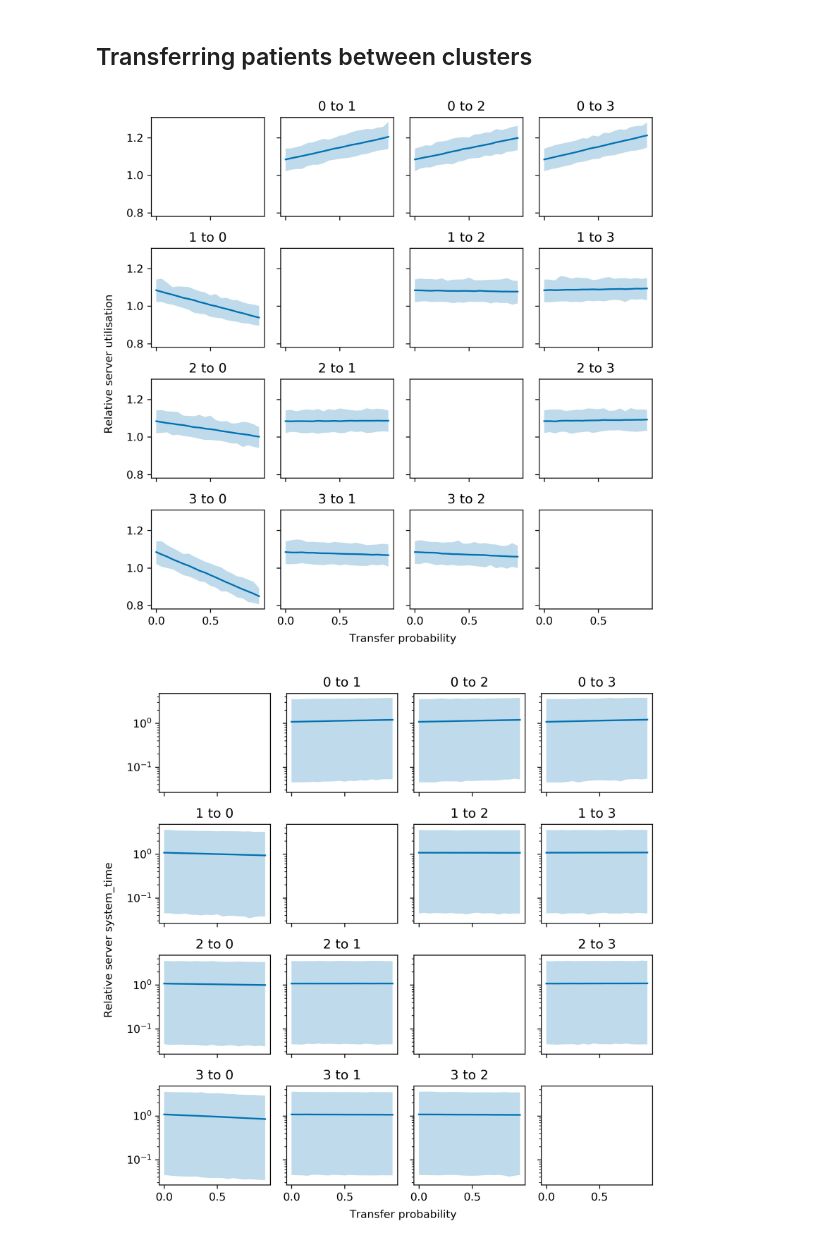
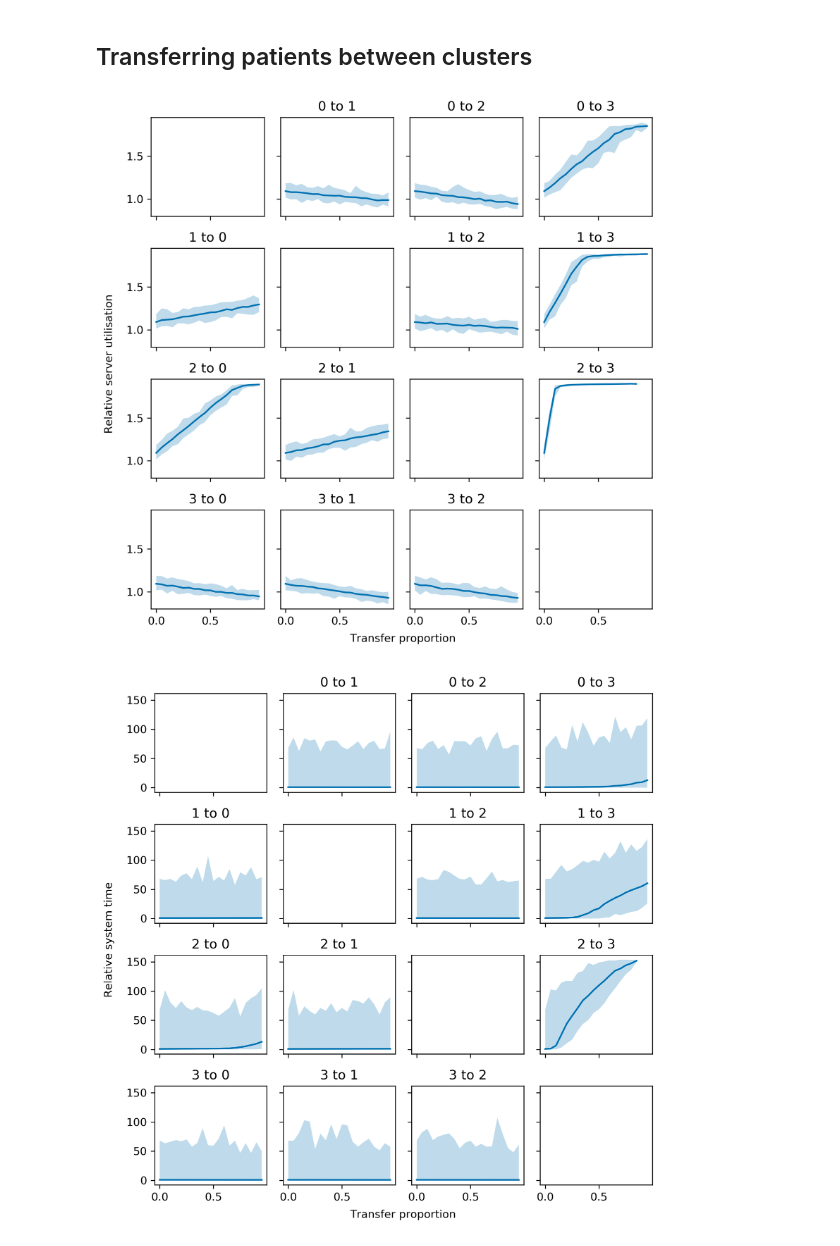
Before and after one commit to daffidwilde/copd-paper, a Jupyter notebook: nbs/scenarios.ipynb, the cells around one changed output. Cells and saved outputs as stored; diff of their text form; code cells hidden in the pictures.

```diff
--- a/nbs/scenarios.ipynb
+++ b/nbs/scenarios.ipynb
@@ -112,7 +116,7 @@ tasks = (
 )
 
 with ProgressBar():
-    original_queues = dask.compute(*tasks, scheduler="processes", num_workers=6)
+    original_queues = dask.compute(*tasks, scheduler="processes", num_workers=8)
 
 original_results = [get_simulation_results(Q, max_time) for Q in original_queues]
 
@@ -262,7 +259,7 @@ ylabel = fig.text(
 )
 
 xlabel = fig.text(
-    0.525*(left+right), -0.01, "Transfer probability", ha="center", va="bottom", rotation="horizontal"
+    0.525*(left+right), -0.01, "Transfer proportion", ha="center", va="bottom", rotation="horizontal"
 )
 
 for origin, destination in it.product(range(n_clusters), repeat=2):
@@ -275,16 +272,16 @@ for origin, destination in it.product(range(n_clusters), repeat=2):
             & (all_moving_results["destination"] == destination)
         ]
 
-        min_utilisations = data.groupby(["prop_to_move", "seed"])["utilisation"].quantile(0.05)
-        mean_utilisations = data.groupby(["prop_to_move", "seed"])["utilisation"].mean()
-        max_utilisations = data.groupby(["prop_to_move", "seed"])["utilisation"].quantile(0.95)
+        min_utilisations = data.groupby("prop_to_move")["utilisation"].min()
+        mean_utilisations = data.groupby("prop_to_move")["utilisation"].mean()
+        max_utilisations = data.groupby("prop_to_move")["utilisation"].max()
 
-        min_data = np.array(min_utilisations).reshape(len(min_utilisations) // seeds, seeds).min(axis=1) / original_utilisation
-        mean_data = np.array(mean_utilisations).reshape(len(mean_utilisations) // seeds, seeds).mean(axis=1) / original_utilisation
-        max_data = np.array(max_utilisations).reshape(len(max_utilisations) // seeds, seeds).max(axis=1) / original_utilisation
+        min_data = min_utilisations / original_utilisation
+        mean_data = mean_utilisations / original_utilisation
+        max_data = max_utilisations / original_utilisation
 
-        ax.plot(prop_to_move_range, mean_data)
-        ax.fill_between(prop_to_move_range, min_data, max_data, alpha=0.25)
+        ax.plot(mean_data)
+        ax.fill_between(min_data.index, min_data, max_data, alpha=0.25)
         ax.set_title(f"{origin} to {destination}")
 
 plt.tight_layout()
@@ -295,7 +292,7 @@ plt.savefig(
     transparent=True,
 )
 # %% [output]
-[figure, old version]
+[figure, new version]
 # %%
 fig, axes = plt.subplots(nrows=n_clusters, ncols=n_clusters, sharex=True, sharey=True, figsize=(7, 7), dpi=300)
 
@@ -304,46 +301,46 @@ bottom, height = .25, .5
 right = left + width
 top = bottom + height
 
 ylabel = fig.text(
-    0, 0.5*(bottom+top), "Relative server system_time", ha="right", va="center", rotation="vertical"
+    0, 0.5*(bottom+top), "Relative system time", ha="right", va="center", rotation="vertical"
 )
 
 xlabel = fig.text(
-    0.525*(left+right), -0.01, "Transfer probability", ha="center", va="bottom", rotation="horizontal"
+    0.525*(left+right), -0.01, "Transfer proportion", ha="center", va="bottom", rotation="horizontal"
 )
 
 for origin, destination in it.product(range(n_clusters), repeat=2):
 
     ax = axes[origin, destination]
-    ax.set_yscale("log")
+#     ax.set_yscale("log")
 
     if origin != destination:
         data = all_moving_results[
             (all_moving_results["origin"] == origin)
             & (all_moving_results["destination"] == destination)
         ]
 
-        min_system_times = data.groupby(["prop_to_move", "seed"])["system_time"].quantile(0.05)
-        mean_system_times = data.groupby(["prop_to_move", "seed"])["system_time"].mean()
-        max_system_times = data.groupby(["prop_to_move", "seed"])["system_time"].quantile(0.95)
+        min_system_times = data.groupby("prop_to_move")["system_time"].min()
+        mean_system_times = data.groupby("prop_to_move")["system_time"].mean()
+        max_system_times = data.groupby("prop_to_move")["system_time"].max()
 
-        min_data = np.array(min_system_times).reshape(len(min_system_times) // seeds, seeds).min(axis=1) / original_mean_time
-        mean_data = np.array(mean_system_times).reshape(len(mean_system_times) // seeds, seeds).mean(axis=1) / original_mean_time
-        max_data = np.array(max_system_times).reshape(len(max_system_times) // seeds, seeds).max(axis=1) / original_mean_time
+        min_data = min_system_times / original_mean_time
+        mean_data = mean_system_times / original_mean_time
+        max_data = max_system_times / original_mean_time
 
-        ax.plot(prop_to_move_range, mean_data)
-        ax.fill_between(prop_to_move_range, min_data, max_data, alpha=0.25)
+        ax.plot(mean_data)
+        ax.fill_between(min_data.index, min_data, max_data, alpha=0.25)
         ax.set_title(f"{origin} to {destination}")
 
 plt.tight_layout()
 plt.savefig(
-    "../img/moving_time_logscale.pdf",
+    "../img/moving_time.pdf",
     bbox_extra_artists=(xlabel, ylabel),
     bbox_inches="tight",
     transparent=True,
 )
 # %% [output]
-[figure, old version]
+[figure, new version]
 # %%
 fig, axes = plt.subplots(nrows=n_clusters, ncols=n_clusters, sharex=True, sharey=True, figsize=(7, 7), dpi=300)
 
```
Also changed, not shown: parts of 19 cells of this notebook, 14 other files.
